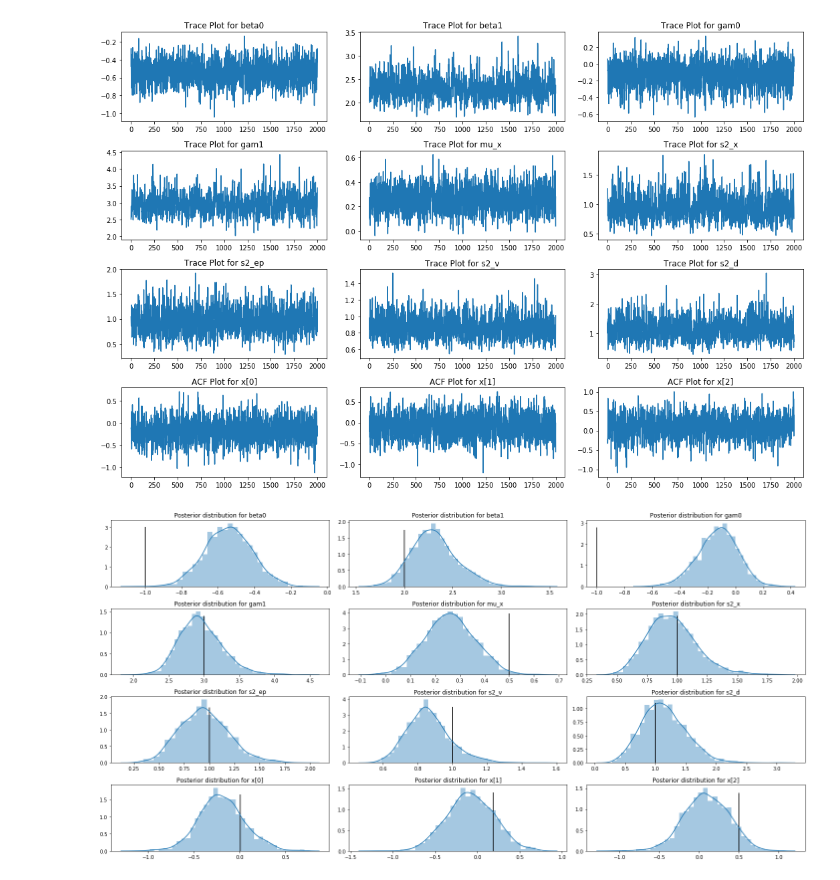
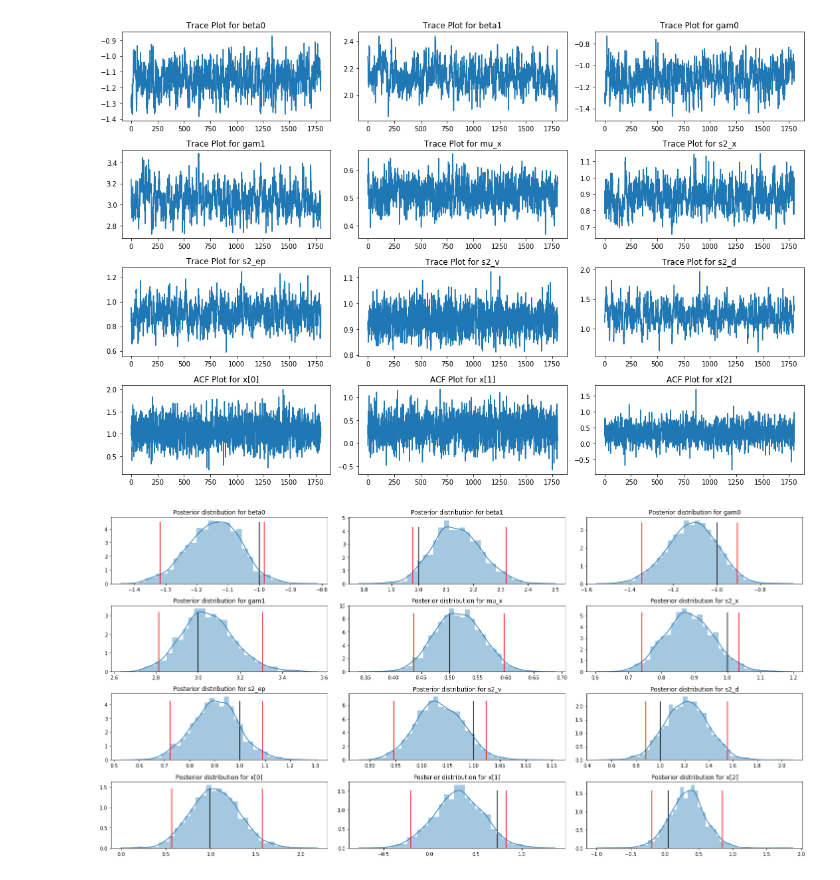
Before and after one commit to bohyunshin/measurement_error_model, a Jupyter notebook: diagnosis plot two proxies.ipynb, the cells around one changed output. Saved outputs shown, nothing was run; the diff lists cells and outputs as text; code cells hidden in the pictures.

```diff
--- a/diagnosis plot two proxies.ipynb
+++ b/diagnosis plot two proxies.ipynb
@@ -5,7 +5,8 @@ import matplotlib.pyplot as plt
 from statsmodels.graphics.tsaplots import plot_acf
 import seaborn as sns
 
-mcmc = pickle.load(open('../model/mem_two_proxies.pkl','rb'))
+n=1000
+mcmc = pickle.load(open(f'../model/mem_two_proxies_{n}.pkl','rb'))
 params={'beta0':-1, 'beta1':2, 'gam0':-1, 'gam1':3 , 'mu_x':0.5, 's2_x':1, 's2_ep':1, 's2_v':1, 's2_d':1}
 
 
@@ -22,7 +23,6 @@ y = mcmc.act_params['y']
 x = mcmc.act_params['x']
 w = mcmc.act_params['w']
 z = mcmc.act_params['z']
-n=120
 
 np.random.seed(1)
 v = np.random.normal(0, np.sqrt(s2_v), n)
@@ -35,8 +35,8 @@ w = x+v
 z = gam0 + gam1*x + d
 y = beta0 + beta1*x + ep
 # %%
-burnin = 30000
-thinning = 10
+burnin = 1000
+thinning = 5
 
 fig, ax = plt.subplots(4,3,figsize=(20,10))
 a = 0
@@ -76,33 +76,43 @@ fig.tight_layout()
 plt.savefig('traceplot.png')
 plt.show()
 # %% [output]
-[figure, old version]
+[figure, new version]
 # %%
 fig, ax = plt.subplots(4,3,figsize=(20,10))
 a = 0
 for i in range(4):
     for j in range(3):
         if i==3:
             key = 'x'
             sns.distplot(mcmc.params[key][j,:][burnin::thinning], ax=ax[i][j], norm_hist=True)
             kdeline = ax[i][j].lines[0]
             xs = kdeline.get_xdata()
             ys = kdeline.get_ydata()
             ax[i][j].vlines(x[j] ,0, ys.max())
             ax[i][j].set_title(f'Posterior distribution for {key}[{j}]')
 
+            lower, upper = credible_interval(mcmc.params[key][j,:][burnin::thinning], 0.05)
+            ax[i][j].vlines(lower ,0, ys.max(),  colors='r')
+            ax[i][j].vlines(upper ,0, ys.max(),  colors='r')
+
+
+
         else:
             key = list(mcmc.params.keys())[a]
             sns.distplot(mcmc.params[key][burnin::thinning], ax=ax[i][j], norm_hist=True)
             kdeline = ax[i][j].lines[0]
             xs = kdeline.get_xdata()
             ys = kdeline.get_ydata()
             ax[i][j].vlines(params[key] ,0, ys.max())
             ax[i][j].set_title(f'Posterior distribution for {key}')
 
+            lower, upper = credible_interval(mcmc.params[key][burnin::thinning], 0.05)
+            ax[i][j].vlines(lower ,0, ys.max(),  colors='r')
+            ax[i][j].vlines(upper ,0, ys.max(),  colors='r')
+
         a += 1
 fig.tight_layout()
-plt.savefig('/Users/shinbo/Desktop/metting/LDA/meeting materials/20.11.19/density_mem_120.png')
+plt.savefig(f'/Users/shinbo/Desktop/metting/LDA/meeting materials/20.12.18/density_mem_{n}.png')
 plt.show()
 # %% [output]
-[figure, old version]
+[figure, new version]
```
Also changed, not shown: parts of 5 cells of this notebook, 8 other files.
